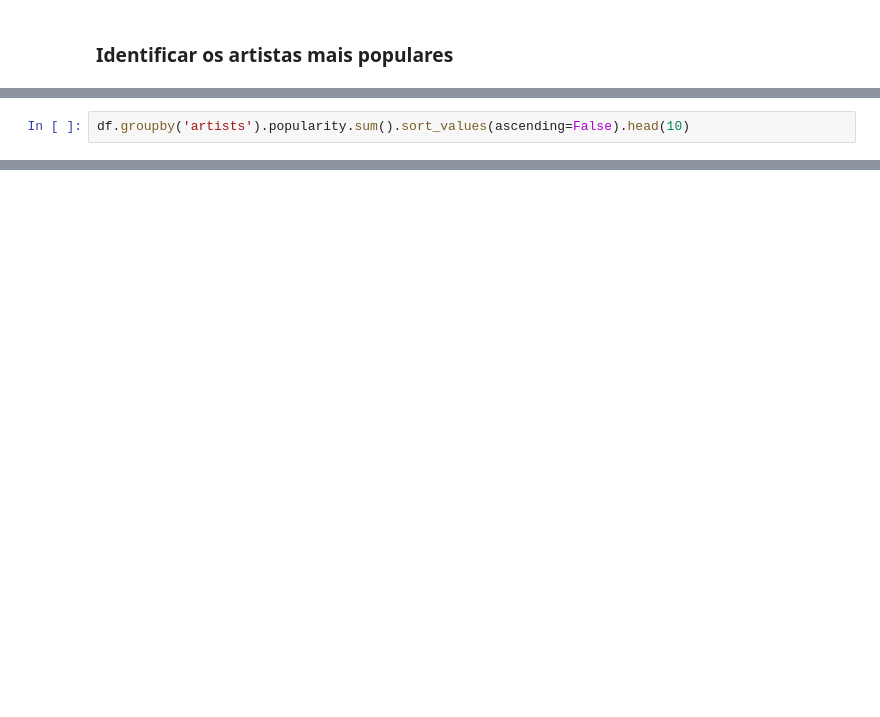
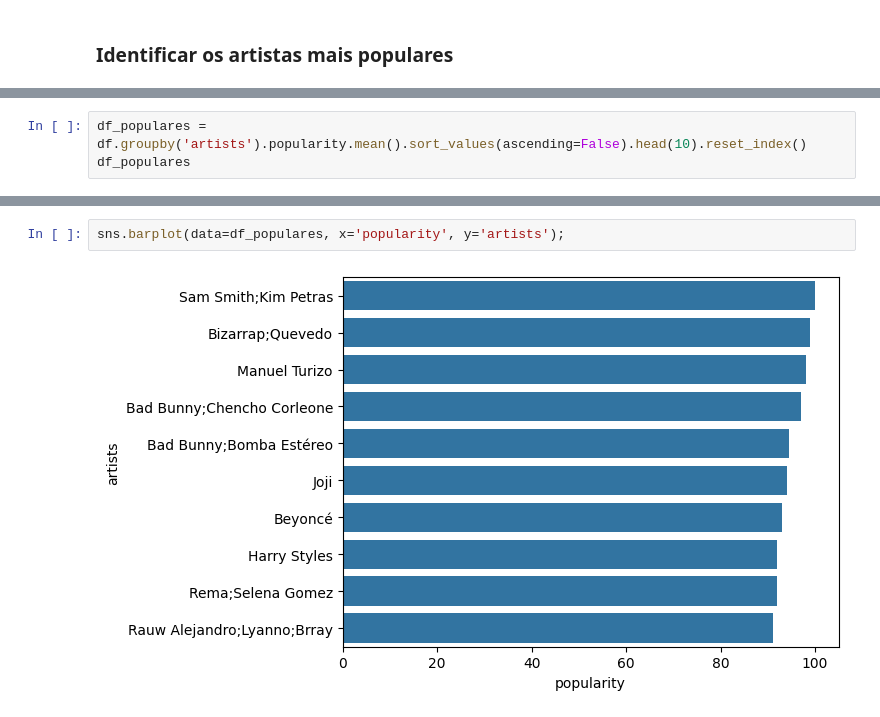
Before and after one commit to alvaroDatlo/analise_spotify, a Jupyter notebook: main.ipynb, the cells around one changed output, grey strips where cells are left out. Drawn from its saved outputs; the diff is of its cells as text; blank space fills up the shorter version.

```diff
--- a/main.ipynb
+++ b/main.ipynb
@@ -114,2 +140,3 @@ df = pd.read_csv('spotify.csv')
 # %%
-df.groupby('artists').popularity.sum().sort_values(ascending=False).head(10)
+df_populares = df.groupby('artists').popularity.mean().sort_values(ascending=False).head(10).reset_index()
+df_populares
@@ -115,0 +155,4 @@ df.groupby('artists').popularity.sum().sort_values(ascending=False).head(10)
+# %%
+sns.barplot(data=df_populares, x='popularity', y='artists');
+# %% [output]
+[figure, added]
```
Also changed, not shown: parts of 16 cells of this notebook.
